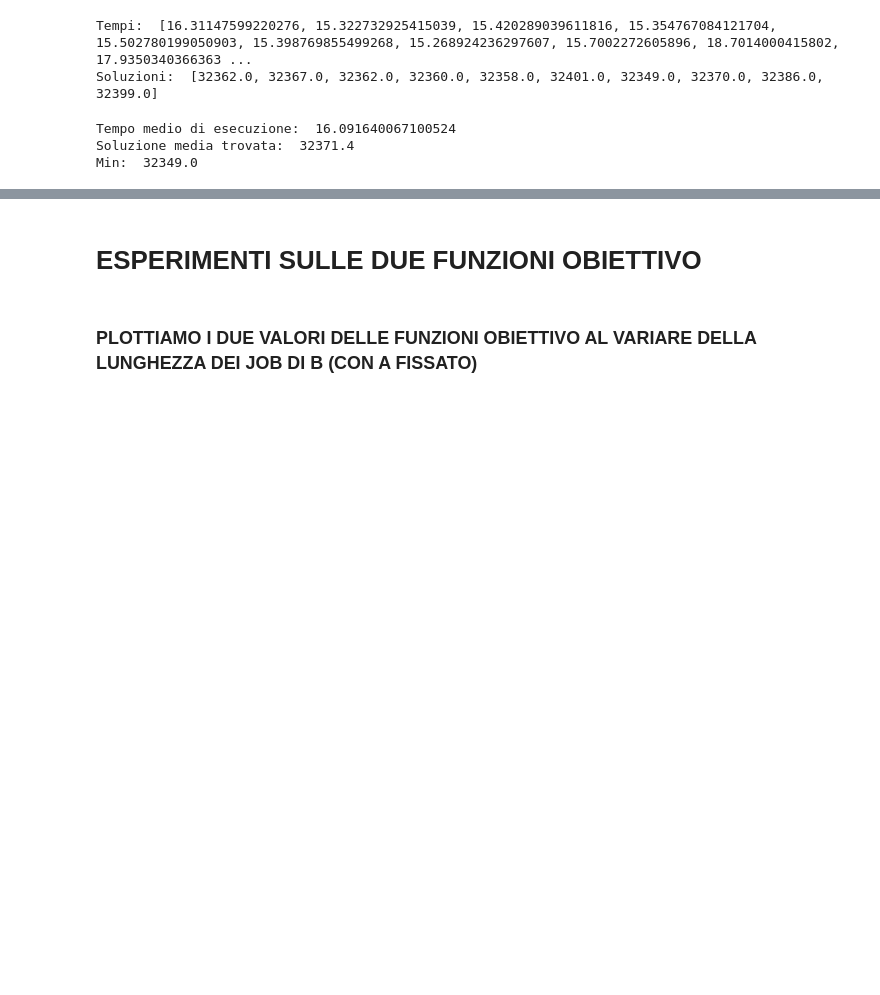
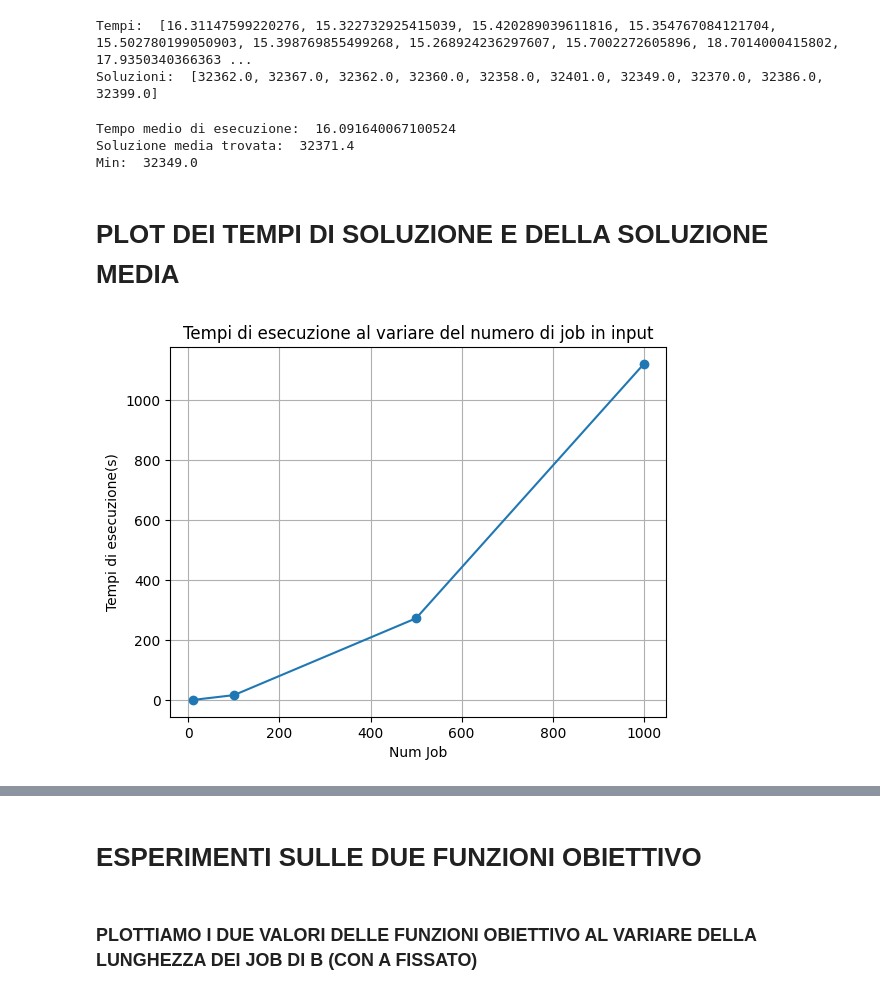
Before and after one commit to FabLetizia/Job-shop-scheduling, a Jupyter notebook: geneticAlg.ipynb, the cells around one changed output, grey strips where cells are left out. Cells and saved outputs as stored; diff of their text form; code cells hidden in the pictures; blank space fills up the shorter version.

Commit message:
Update geneticAlg.ipynb
Grafici tempi e soluzioni al variare dei job

```diff
--- a/geneticAlg.ipynb
+++ b/geneticAlg.ipynb
@@ -572,3 +573,14 @@ print("Min: ", min(soluzioni))
 Tempo medio di esecuzione:  16.091640067100524
 Soluzione media trovata:  32371.4
 Min:  32349.0
+# %% [markdown]
+# PLOT DEI TEMPI DI SOLUZIONE E DELLA SOLUZIONE MEDIA
+# %%
+# tempi medi:
+#Tempo medio di esecuzione 10 job:  1.8839760303497315
+#Tempo medio di esecuzione 100 job:  17.818480134010315
+#Tempo medio di esecuzione 500 job:  273.49349296092987
+#Tempo medio di esecuzione 1000 job:  1119.3349575519562
+
+
+tempi = [1.88, 17.82, 273.49, 1119.33]
@@ -574,0 +595,12 @@ Min:  32349.0
+# %%
+numero_job = [10, 100, 500, 1000]
+# %%
+# Plot dei risultati
+plt.plot(numero_job, tempi, marker='o')
+plt.xlabel('Num Job')
+plt.ylabel('Tempi di esecuzione(s)')
+plt.title('Tempi di esecuzione al variare del numero di job in input')
+plt.grid(True)
+plt.show()
+# %% [output]
+[figure, added]
```
Also changed, not shown: parts of 9 cells of this notebook.
